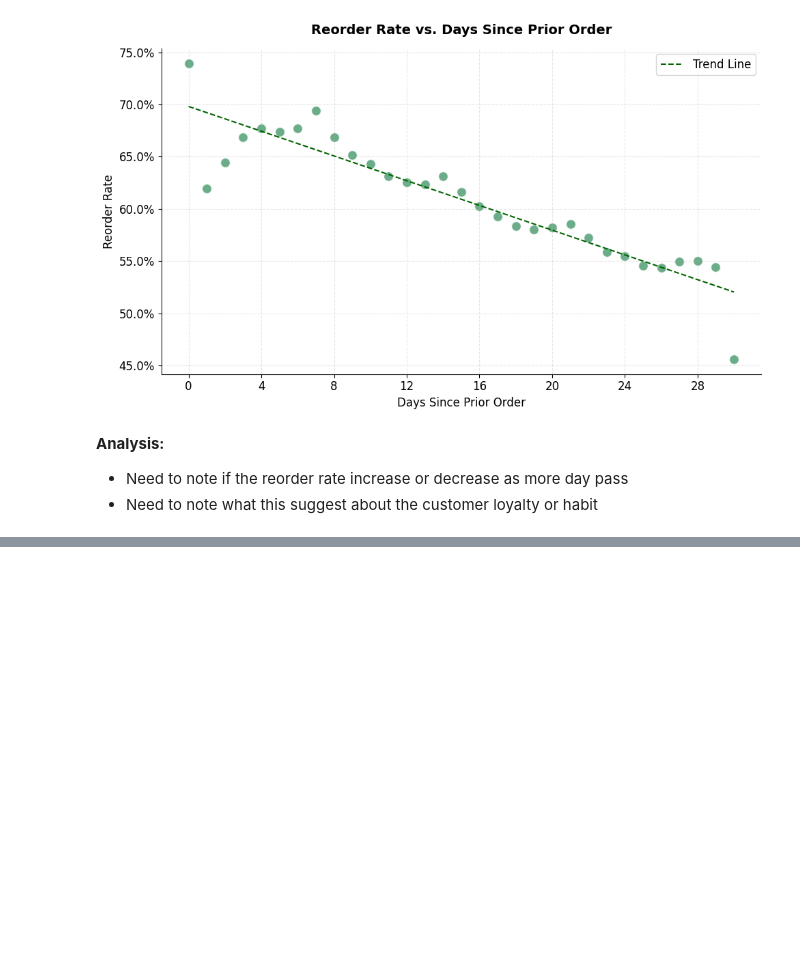
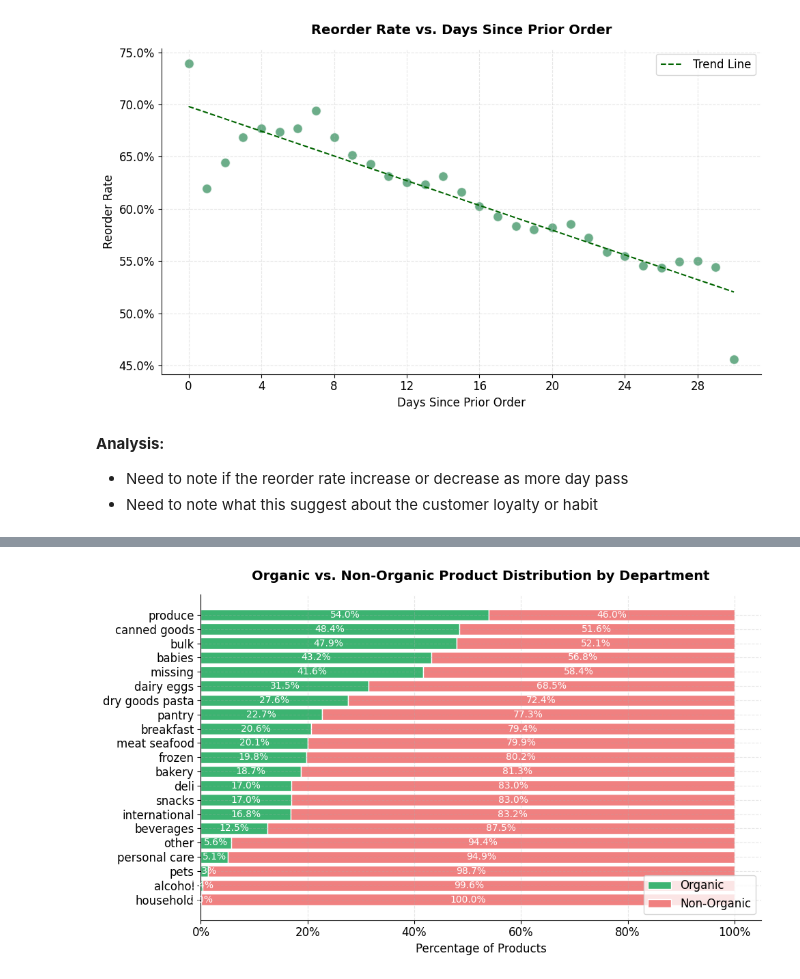
Before and after one commit to PornraksaSuksawaeng/nextbuy-data-analysis, a Jupyter notebook: notebooks/02_eda.ipynb, the cells around one changed output, grey strips where cells are left out. Cells and saved outputs as stored; diff of their text form; code cells hidden in the pictures; blank space fills up the shorter version.

Commit message:
feat(eda): add the stacked horiontal bar chart that answer the question What proportion of products is organic per department?

```diff
--- a/notebooks/02_eda.ipynb
+++ b/notebooks/02_eda.ipynb
@@ -263,0 +268,44 @@ plt.show()
+# %%
+df_all['is_organic'] = df_all['product_name'].str.contains('organic', case=False, na=False).astype(int)
+
+organic = (df_all
+    .groupby('department')['is_organic']
+    .agg(['sum', 'count'])
+    .rename(columns={'sum': 'organic_count', 'count': 'total_count'})
+)
+organic['organic_percentage'] = organic['organic_count'] / organic['total_count']
+organic['non_organic_percentage'] = 1 - organic['organic_percentage']
+organic = organic.sort_values('organic_percentage')
+
+fix, ax = plt.subplots(figsize=(10, 6))
+ax.barh(
+    organic.index,
+    organic['organic_percentage'],
+    color='mediumseagreen',
+    edgecolor='white',
+    label='Organic'
+)
+ax.barh(
+    organic.index,
+    organic['non_organic_percentage'],
+    left=organic['organic_percentage'],
+    color='lightcoral',
+    edgecolor='white',
+    label='Non-Organic'
+)
+
+# Percentage organic and non organic labels
+for i, (organic_pct, non_organic_pct) in enumerate(zip(organic['organic_percentage'], organic['non_organic_percentage'])):
+    ax.text(organic_pct / 2, i, f'{organic_pct:.1%}', va='center', ha='center', color='white', fontsize=10)
+    ax.text(organic_pct + non_organic_pct / 2, i, f'{non_organic_pct:.1%}', va='center', ha='center', color='white', fontsize=10)
+
+ax.set_xlabel('Percentage of Products')
+ax.set_title('Organic vs. Non-Organic Product Distribution by Department', pad=15)
+ax.xaxis.set_major_formatter(mticker.PercentFormatter(1.0))
+ax.legend(loc='lower right')
+
+plt.tight_layout()
+plt.savefig(os.path.join(BASE_DIR, 'q8_organic_distribution.png'), dpi=300, bbox_inches='tight')
+plt.show()
+# %% [output]
+[figure, added]
```
Also changed, not shown: parts of 1 cell of this notebook, 1 other file.
